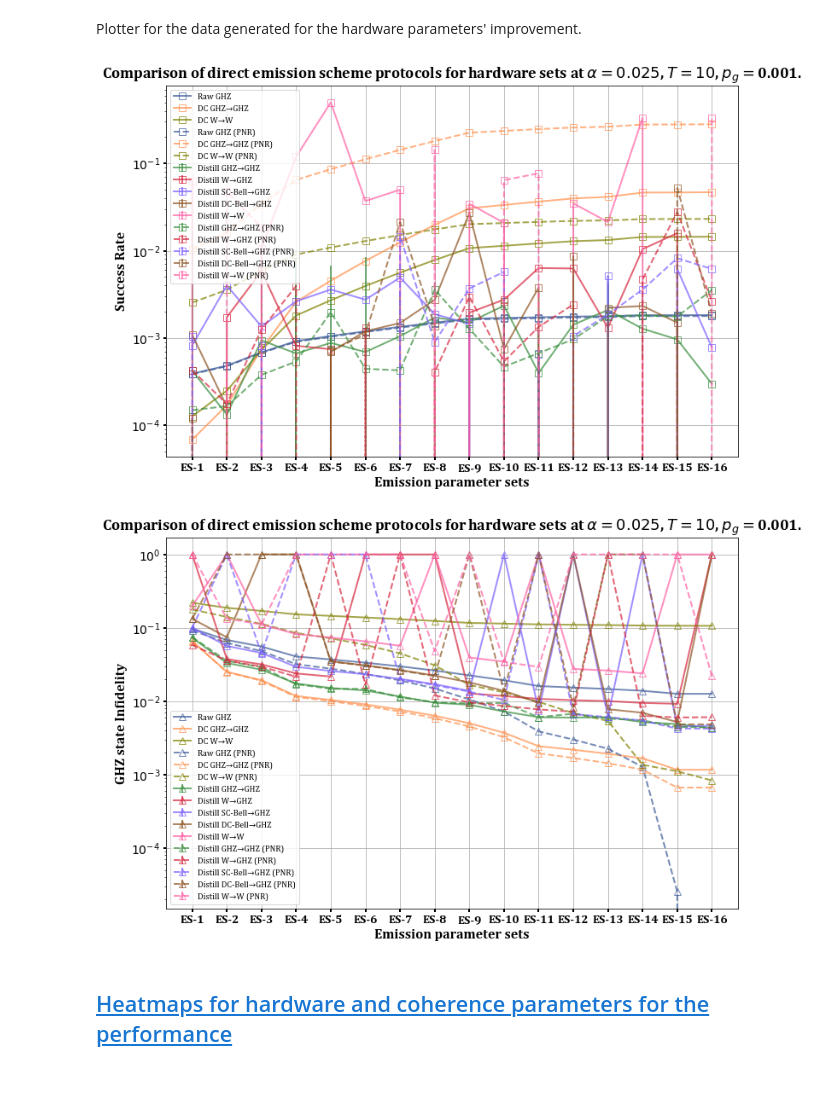
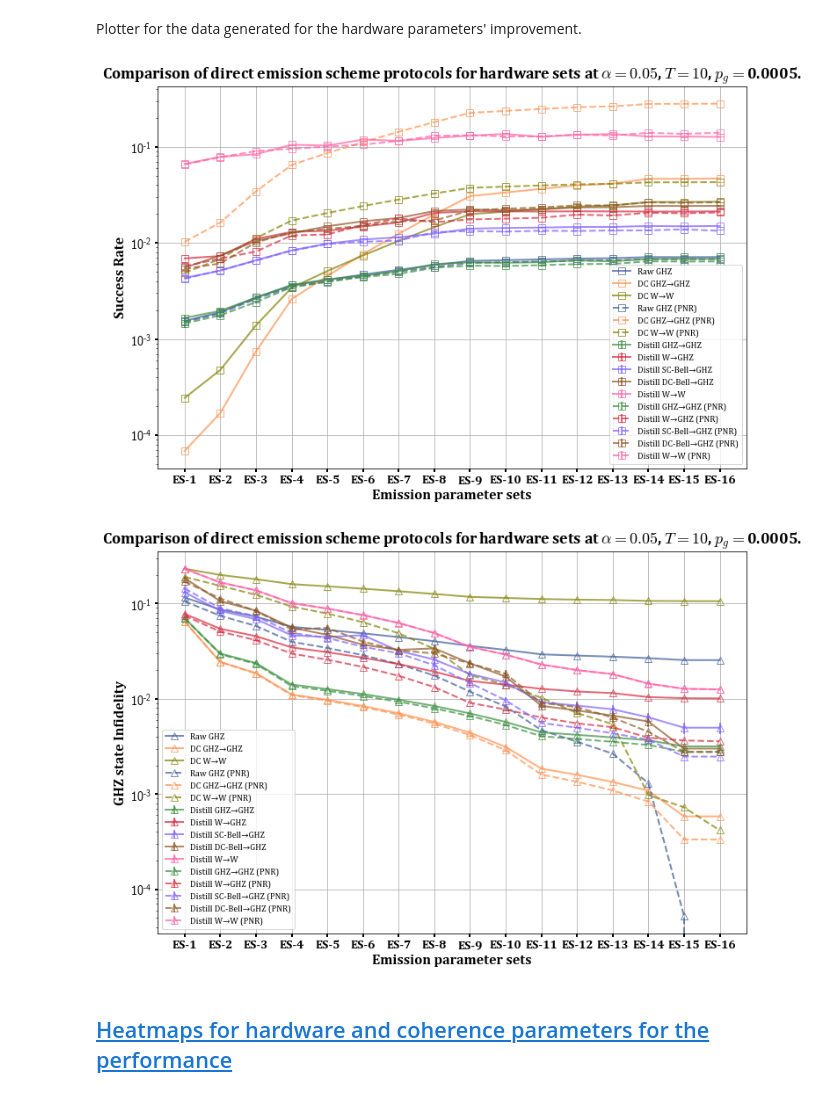
Before and after one commit to siddhantphy/emission_direct_scheme, a Jupyter notebook: results.ipynb, the cells around one changed output. Drawn from its saved outputs; the diff is of its cells as text; code cells hidden in the pictures.

Commit message:
Hitting first threshold simulations, ciorrected the mu factor intto consideration

```diff
--- a/results.ipynb
+++ b/results.ipynb
@@ -46,7 +46,7 @@ coh_time = 10
 pg = 0.001
 
 # bell_pair_parameters = {"ent_prot":"double_click","F_prep":0.999,"p_DE":0.01,"mu":0.95,"lambda":1,"eta":0.4474,"alpha":0.5} # FP
-bell_pair_parameters = {"ent_prot":"double_click","F_prep":0.999,"p_DE":0.0,"mu":0.95,"lambda":1,"eta":0.4474,"alpha":0.5} # FP without p_DE
+bell_pair_parameters = {"ent_prot":"double_click","F_prep":0.999,"p_DE":0.0,"mu":0.974679,"lambda":1,"eta":0.4474,"alpha":0.5} # FP without p_DE
 # bell_pair_parameters = {"ent_prot":"single_click","F_prep":1,"p_DE":0.0,"mu":1,"lambda":1,"eta":1,"alpha":0.025} # Noiseless
 
 qc = QuantumCircuit(0, p_g=pg, network_noise_type=101, only_GHZ=True, shots_emission_direct=shots, photon_number_resolution=True,
@@ -1350,7 +1350,7 @@ import re
 import numpy as np
 
 # Load the results from the JSON file
-hardware_parameters_data = rf"output_data\simulation_data\2025_07_07_17_13_42_data_hardware_parameters_improvement_success_rates_shots_2_alpha_0.025_cohtime_10_pg_0.001.json"
+hardware_parameters_data = rf"output_data\simulation_data\snellius_results\1_hardware_parameters\2025_07_07_18_32_59_data_hardware_parameters_improvement_success_rates_shots_2000_alpha_0.05_cohtime_10_pg_0.0005.json"
 with open(hardware_parameters_data, "r") as json_file:
     results_dict = json.load(json_file)
 
@@ -1489,35 +1489,35 @@ ax_2.errorbar(pnr_x_positions, pnr_w_to_GHZ_distilled_state_inf, yerr=[np.std(1-
 ax_2.plot(pnr_x_positions, pnr_w_to_GHZ_dc_state_inf, marker='^', color='#808000', label='DC W→W (PNR)', linestyle='--', linewidth=2, markersize=8, markerfacecolor='none', alpha=0.7)  # Olive
 
 # Enable grid
 ax_2.grid(True)
 
 # Set y-axis to log scale
 # ax_2.set_xscale('log')
 ax_2.set_yscale('log')
 
 # Set bold axis ticks and labels
 ax_2.set_xticks(x_positions)
 ax_2.set_xticklabels([f'ES-{i+1}' for i in x_positions], fontsize=12, fontweight='bold', fontdict={'family': 'Cambria'})
 ax_2.tick_params(axis='both', which='major', labelsize=14, labelcolor='black', width=2)
 ax_2.set_xlabel(r'Emission parameter sets', fontsize=16, fontweight='bold', fontdict={'family': 'Cambria'})
 ax_2.set_ylabel('GHZ state Infidelity', fontsize=16, fontweight='bold', fontdict={'family': 'Cambria'})
 
 # Set title and legend
 ax_2.set_title(
     rf'Comparison of direct emission scheme protocols for hardware sets at $\alpha={alpha_str}$, $T={coh_time_str}$, $p_g=${pg_str}',
     fontsize=18, fontweight='bold', fontdict={'family': 'Cambria'}
 )
 ax_2.legend(fontsize=16, prop={'family': 'Cambria'})  # Increased fontsize
 
 # Show the plot
 plt.show()
 
 # Save the plots as PDFs
 fig.savefig(hardware_parameters_data.replace(".json", "_plot_success_rates.pdf").replace("simulation_data","figures"), dpi=300, bbox_inches='tight')
 fig_2.savefig(hardware_parameters_data.replace(".json", "_plot_infidelity.pdf").replace("simulation_data","figures"), dpi=300, bbox_inches='tight')
 # %% [output]
-[figure, old version]
+[figure, new version]
-[figure, old version]
+[figure, new version]
 # %% [markdown]
 ## <a id='toc4_5_'></a>[Heatmaps for hardware and coherence parameters for the performance](#toc0_)
 # %% [markdown]
```
Also changed, not shown: parts of 3 cells of this notebook, 21 other files.
